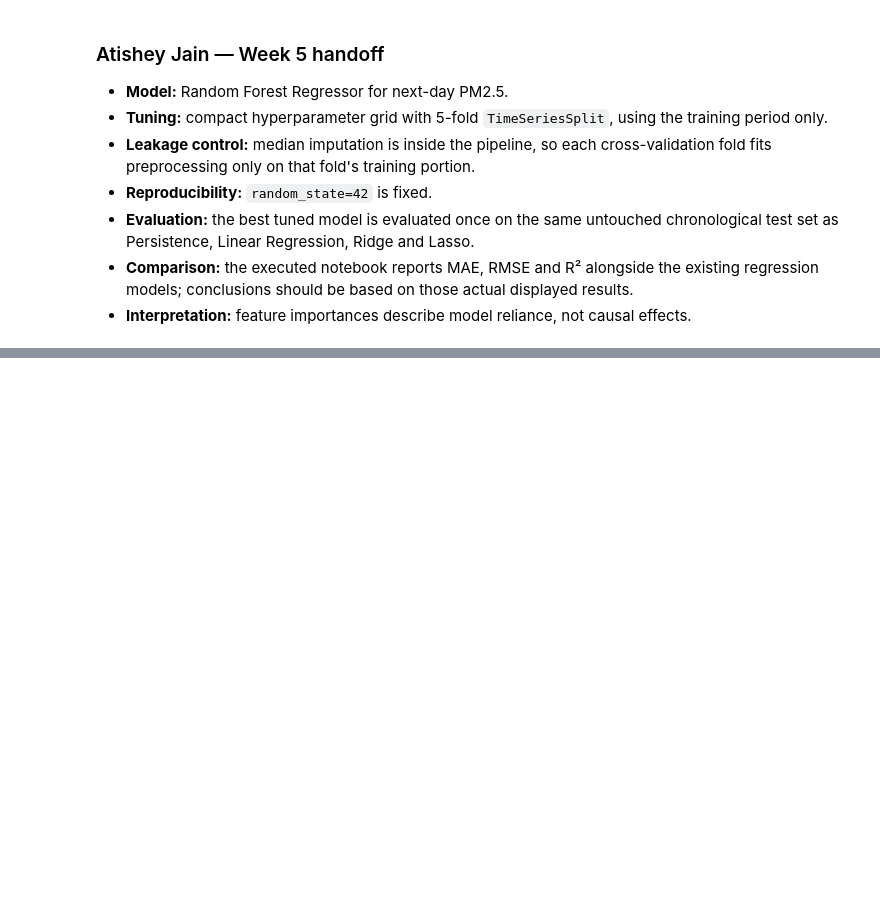
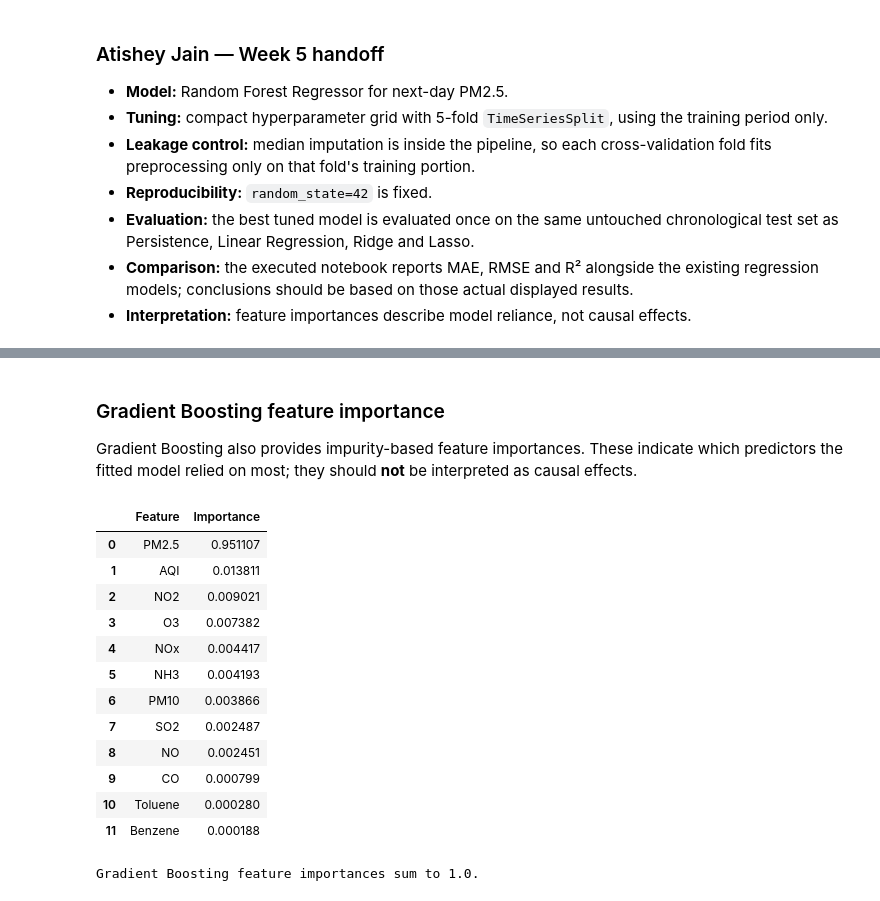
Before and after one commit to ajain347/NextDay-Air-quality-index_predictor, a Jupyter notebook: notebooks/03-models.ipynb, the cells around one changed output, grey strips where cells are left out. Cells and saved outputs as stored; diff of their text form; code cells hidden in the pictures; blank space fills up the shorter version.

Commit message:
Add Gradient Boosting regressor and model comparison

```diff
--- a/notebooks/03-models.ipynb
+++ b/notebooks/03-models.ipynb
@@ -1268,0 +1356,16 @@ Feature importances sum to 1.0.
+# %%
+best_gradient_boosting = gb_search.best_estimator_
+gb_predictions = best_gradient_boosting.predict(X_test_reg)
+
+gb_mae = mean_absolute_error(y_test_reg, gb_predictions)
+gb_rmse = np.sqrt(mean_squared_error(y_test_reg, gb_predictions))
+gb_r2 = r2_score(y_test_reg, gb_predictions)
+
+assert len(gb_predictions) == len(y_test_reg)
+assert np.isfinite(gb_predictions).all()
+
+print("GRADIENT BOOSTING — TEST RESULTS")
+print("--------------------------------")
+print(f"MAE:  {gb_mae:.2f}")
+print(f"RMSE: {gb_rmse:.2f}")
+print(f"R²:   {gb_r2:.4f}")
@@ -1268,0 +1431,31 @@ Feature importances sum to 1.0.
+# %% [markdown]
+### Gradient Boosting feature importance
+
+Gradient Boosting also provides impurity-based feature importances. These indicate which predictors the fitted model relied on most; they should **not** be interpreted as causal effects.
+# %%
+gb_model = best_gradient_boosting.named_steps["gradient_boosting"]
+
+gb_feature_importance = pd.DataFrame({
+    "Feature": X_train_reg.columns,
+    "Importance": gb_model.feature_importances_
+}).sort_values("Importance", ascending=False)
+
+display(gb_feature_importance.head(15).reset_index(drop=True))
+
+assert np.isclose(gb_feature_importance["Importance"].sum(), 1.0)
+print("Gradient Boosting feature importances sum to 1.0.")
+# %% [output]
+|  | Feature | Importance |
+| 0 | PM2.5 | 0.951107 |
+| 1 | AQI | 0.013811 |
+| 2 | NO2 | 0.009021 |
+| 3 | O3 | 0.007382 |
+| 4 | NOx | 0.004417 |
+| 5 | NH3 | 0.004193 |
+| 6 | PM10 | 0.003866 |
+| 7 | SO2 | 0.002487 |
+| 8 | NO | 0.002451 |
+| 9 | CO | 0.000799 |
+| 10 | Toluene | 0.000280 |
+| 11 | Benzene | 0.000188 |
+Gradient Boosting feature importances sum to 1.0.
```
Also changed, not shown: parts of 9 cells of this notebook.
